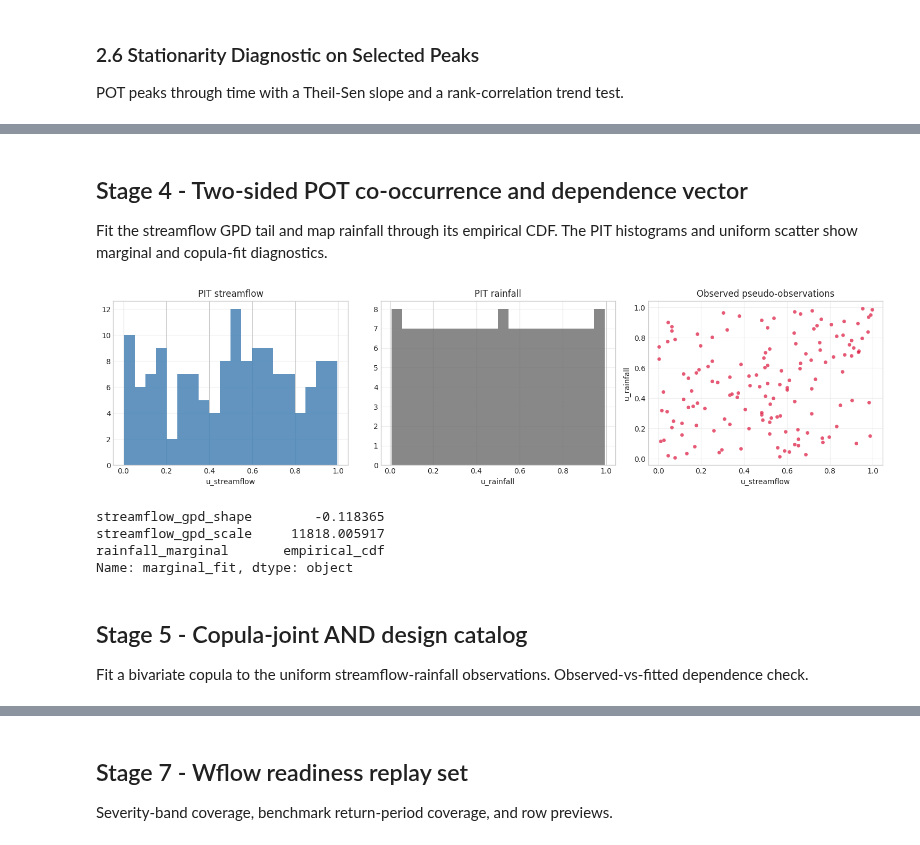
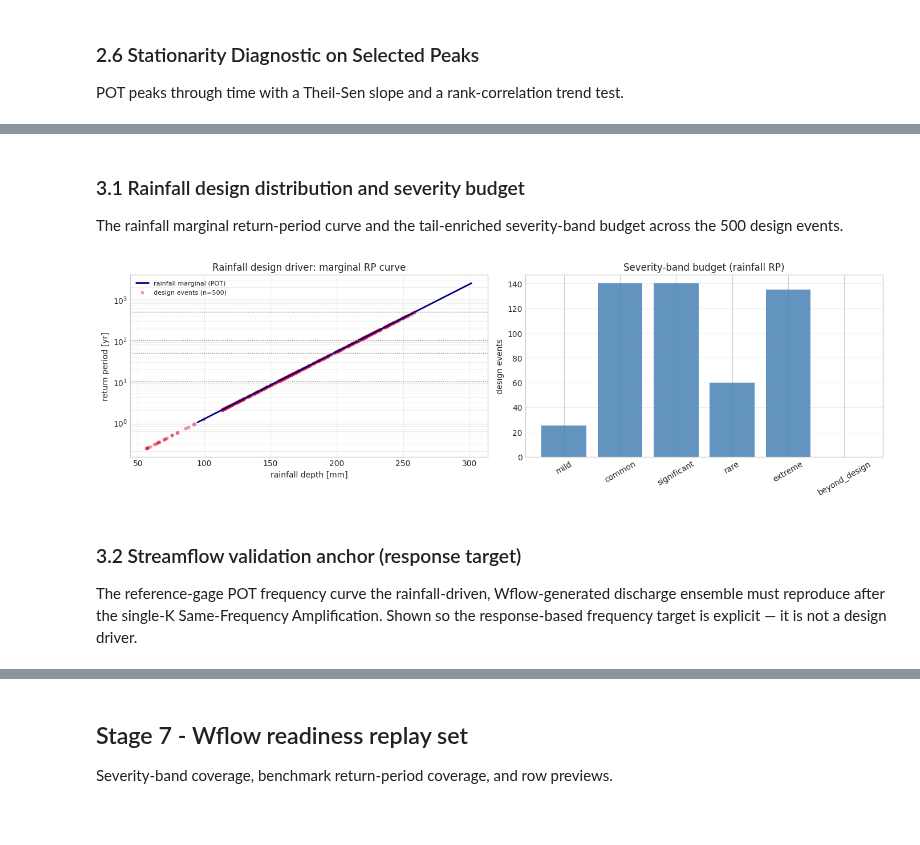
Before and after one commit to SusuXu-s-Lab/Flood-RM, a Jupyter notebook: locations/greensboro/02_flood/03_build_event_catalog.ipynb, the cells around one changed output, grey strips where cells are left out. Saved outputs shown, nothing was run; the diff lists cells and outputs as text; code cells hidden in the pictures; blank space fills up the shorter version.

```diff
--- a/locations/greensboro/02_flood/03_build_event_catalog.ipynb
+++ b/locations/greensboro/02_flood/03_build_event_catalog.ipynb
@@ -494,44 +487,35 @@ Name: paired_observations, dtype: float64
 # %% [markdown]
-## Stage 4 - Two-sided POT co-occurrence and dependence vector
+### 3.1 Rainfall design distribution and severity budget
 
-Fit the streamflow GPD tail and map rainfall through its empirical CDF. The PIT histograms and uniform scatter show marginal and copula-fit diagnostics.
+The rainfall marginal return-period curve and the tail-enriched severity-band budget across the 500 design events.
 # %%
-paired_exceedances = (df_paired["streamflow_cfs"] - threshold_cfs).clip(lower=0)
-shape_sf, loc_sf, scale_sf = stats.genpareto.fit(paired_exceedances, floc=0)
-u_streamflow = stats.genpareto.cdf(paired_exceedances, c=shape_sf, loc=loc_sf, scale=scale_sf)
-u_rainfall = df_paired["concurrent_precip_mm"].rank(method="average").to_numpy(dtype=float) / (len(df_paired) + 1)
-u_data = np.clip(np.column_stack([u_streamflow, u_rainfall]), 1e-6, 1 - 1e-6)
+marg = inland_result.rainfall_marginal
+fig, axes = plt.subplots(1, 2, figsize=(14, 4.4))
+rp_axis = np.logspace(0, np.log10(max(benchmark_return_periods) * 5), 120)
+axes[0].plot([marg.magnitude(rp) for rp in rp_axis], rp_axis, "-", color="navy", lw=2, label="rainfall marginal (POT)")
+axes[0].scatter(df_catalog["rainfall_mm"], df_catalog["sample_rp_years"], s=12, alpha=0.35, color="crimson", label=f"design events (n={len(df_catalog)})")
+for rp in benchmark_return_periods:
+    axes[0].axhline(rp, ls=":", color="0.5", lw=1)
+axes[0].set_yscale("log")
+axes[0].set_xlabel("rainfall depth [mm]")
+axes[0].set_ylabel("return period [yr]")
+axes[0].set_title("Rainfall design driver: marginal RP curve")
+axes[0].legend(fontsize=8)
+axes[0].grid(True, alpha=0.3, which="both")
 
-fig, axes = plt.subplots(1, 3, figsize=(15, 4))
-axes[0].hist(u_data[:, 0], bins=20, color="steelblue", alpha=0.85)
-axes[0].set_title("PIT streamflow")
-axes[0].set_xlabel("u_streamflow")
-axes[0].grid(True, alpha=0.3, axis="y")
-axes[1].hist(u_data[:, 1], bins=20, color="0.45", alpha=0.85)
-axes[1].set_title("PIT rainfall")
-axes[1].set_xlabel("u_rainfall")
+band_order = [b["severity_band"] for b in config["sampling"]["severity_bands"]]
+counts = df_catalog["severity_band"].value_counts().reindex(band_order).fillna(0)
+axes[1].bar(counts.index, counts.values, color="steelblue", alpha=0.85)
+axes[1].set_title("Severity-band budget (rainfall RP)")
+axes[1].set_ylabel("design events")
+axes[1].tick_params(axis="x", rotation=30)
 axes[1].grid(True, alpha=0.3, axis="y")
-axes[2].scatter(u_data[:, 0], u_data[:, 1], s=26, alpha=0.7, color="crimson", edgecolor="white", linewidth=0.3)
-axes[2].set_xlabel("u_streamflow")
-axes[2].set_ylabel("u_rainfall")
-axes[2].set_title("Observed pseudo-observations")
-axes[2].grid(True, alpha=0.3)
 fig.tight_layout()
 plt.show()
-
-display(pd.Series({
-    "streamflow_gpd_shape": shape_sf,
-    "streamflow_gpd_scale": scale_sf,
-    "rainfall_marginal": "empirical_cdf",
-}, name="marginal_fit"))
 # %% [output]
-[figure, old version]
+[figure, new version]
-streamflow_gpd_shape        -0.118365
-streamflow_gpd_scale     11818.005917
-rainfall_marginal       empirical_cdf
-Name: marginal_fit, dtype: object
 # %% [markdown]
-## Stage 5 - Copula-joint AND design catalog
+### 3.2 Streamflow validation anchor (response target)
 
-Fit a bivariate copula to the uniform streamflow-rainfall observations. Observed-vs-fitted dependence check.
+The reference-gage POT frequency curve the rainfall-driven, Wflow-generated discharge ensemble must reproduce after the single-K Same-Frequency Amplification. Shown so the response-based frequency target is explicit — it is not a design driver.
 # %%
```
Also changed, not shown: parts of 19 cells of this notebook, 32 other files.
